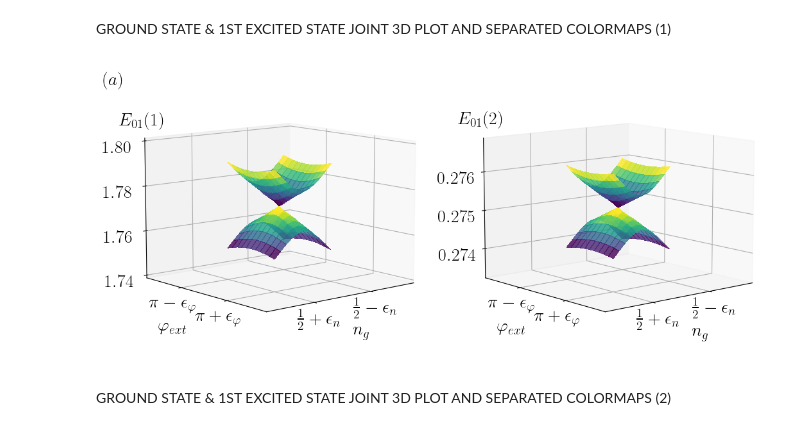
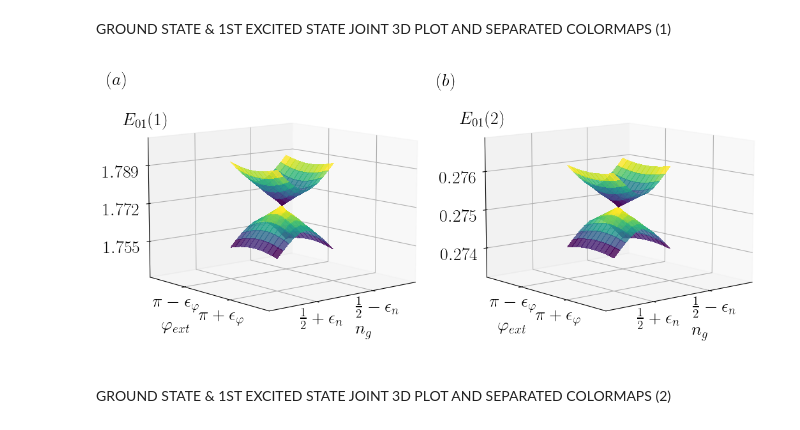
Before and after one commit to Jmalcrow/TFM, a Jupyter notebook: 3D_study_MODIFIED - 3!!!.ipynb, the cells around one changed output. Cells and saved outputs as stored; diff of their text form; code cells hidden in the pictures.

```diff
--- a/3D_study_MODIFIED - 3!!!.ipynb
+++ b/3D_study_MODIFIED - 3!!!.ipynb
@@ -254,7 +254,7 @@ ax1.text(0.5,np.pi+3*epsilon_phi,1.7233,r'$n_g$', fontsize=20)
 ax1.text(0.5+4.1*epsilon_n,np.pi,1.7265,r'$\varphi_{ext}$', fontsize=20)
 ax1.set_xticks([0.5-epsilon_n,0.5+epsilon_n],[r'$\frac{1}{2}-\epsilon_n$',r'$\frac{1}{2}+\epsilon_n$'])
 ax1.set_yticks([np.pi-epsilon_phi,np.pi+epsilon_phi],[r'$\pi - \epsilon_{\varphi}$',r'$\pi + \epsilon_{\varphi}$'])
-#ax1.set_zticks([1.772],['$1.772$'])
+ax1.set_zticks([1.755,1.772,1.789],['$1.755$','$1.772$','$1.789$'])
 ax1.tick_params(axis='x', pad=-2.0)
 ax1.tick_params(axis='y', pad=2.0)
 ax1.tick_params(axis='z', pad=10.0)
@@ -262,36 +262,36 @@ ax1.text(0.5+4*epsilon_n,np.pi-2.5*epsilon_phi,1.826,r'$(a)$', fontsize=20)
 #ax1.scatter([0.5],[np.pi+0.17],[1.730], color='red')
 ax1.view_init(10, 50)
 
 # Plot 1: 3D surface plot
 ax2 = fig.add_subplot(122, projection='3d')
 surff1 = ax2.plot_surface(NG,PHI,Energies2_0, cmap="viridis", linewidth=0, antialiased=False, alpha=0.8)
 surff2 = ax2.plot_surface(NG,PHI, Energies2_1, cmap="viridis", linewidth=0, antialiased=False, alpha=0.8)
 #ax2.set_xlabel('$n_g$')
 #ax2.set_ylabel(r'$\varphi_{ext}$')
 #ax2.set_zlabel('$E_{01} (1)$')
 ax2.set_xlim(0.5-2.5*epsilon_n,0.5+2.5*epsilon_n)
 ax2.set_ylim(np.pi-2.5*epsilon_phi,np.pi+2.5*epsilon_phi)
 ax2.set_zlim(0.2733,0.2768)
 ax2.text(0.5+3.5*epsilon_n,np.pi-2.5*epsilon_phi,0.2773,r'$E_{01} (2)$', fontsize=20)
 ax2.text(0.5,np.pi+3*epsilon_phi,0.2723,r'$n_g$', fontsize=20)
 ax2.text(0.5+4.1*epsilon_n,np.pi,0.2725,r'$\varphi_{ext}$', fontsize=20)
 ax2.set_xticks([0.5-epsilon_n,0.5+epsilon_n],[r'$\frac{1}{2}-\epsilon_n$',r'$\frac{1}{2}+\epsilon_n$'])
 ax2.set_yticks([np.pi-epsilon_phi,np.pi+epsilon_phi],[r'$\pi - \epsilon_{\varphi}$',r'$\pi + \epsilon_{\varphi}$'])
-#ax2.set_zticks([0.275],['$0.275$'])
+ax2.set_zticks([0.274,0.275,0.276],['$0.274$','$0.275$','$0.276$'])
 ax2.tick_params(axis='x', pad=-2.0)
 ax2.tick_params(axis='y', pad=2.0)
 ax2.tick_params(axis='z', pad=10.0)
-#ax2.text(0.6,2.8,0.288,r'$(b)$', fontsize=20)
+ax2.text(0.5+4.2*epsilon_n,np.pi-2.5*epsilon_phi,0.2783,r'$(b)$', fontsize=20)
 ax2.view_init(10, 50)
 
 # Adjust the spacing between subplots
 fig.subplots_adjust(wspace=0.1)
 
 # Show the figure
 #plt.savefig('E01_1&2_DEF_PRUEBA1.png',dpi=300,bbox_inches='tight')
 plt.show()
 # %% [output]
-[figure, old version]
+[figure, new version]
 # %% [markdown]
 GROUND STATE & 1ST EXCITED STATE JOINT 3D PLOT AND SEPARATED COLORMAPS (2)
 # %%
```
